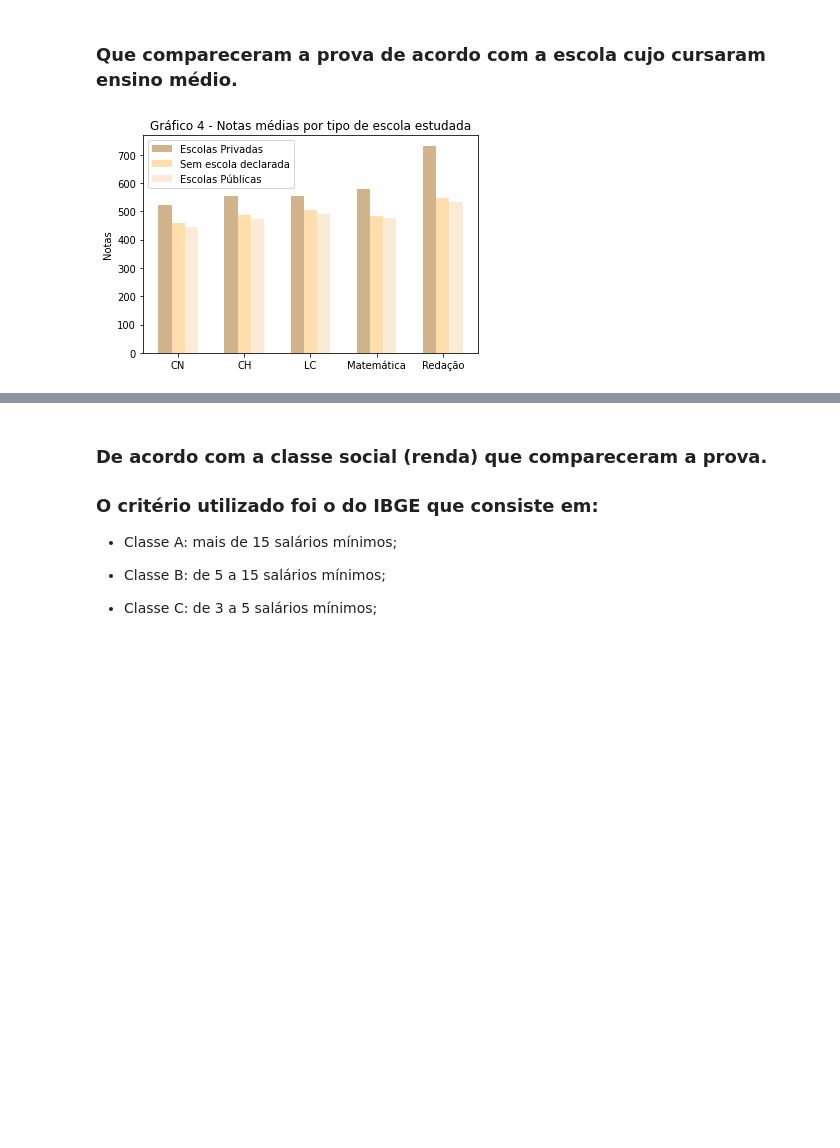
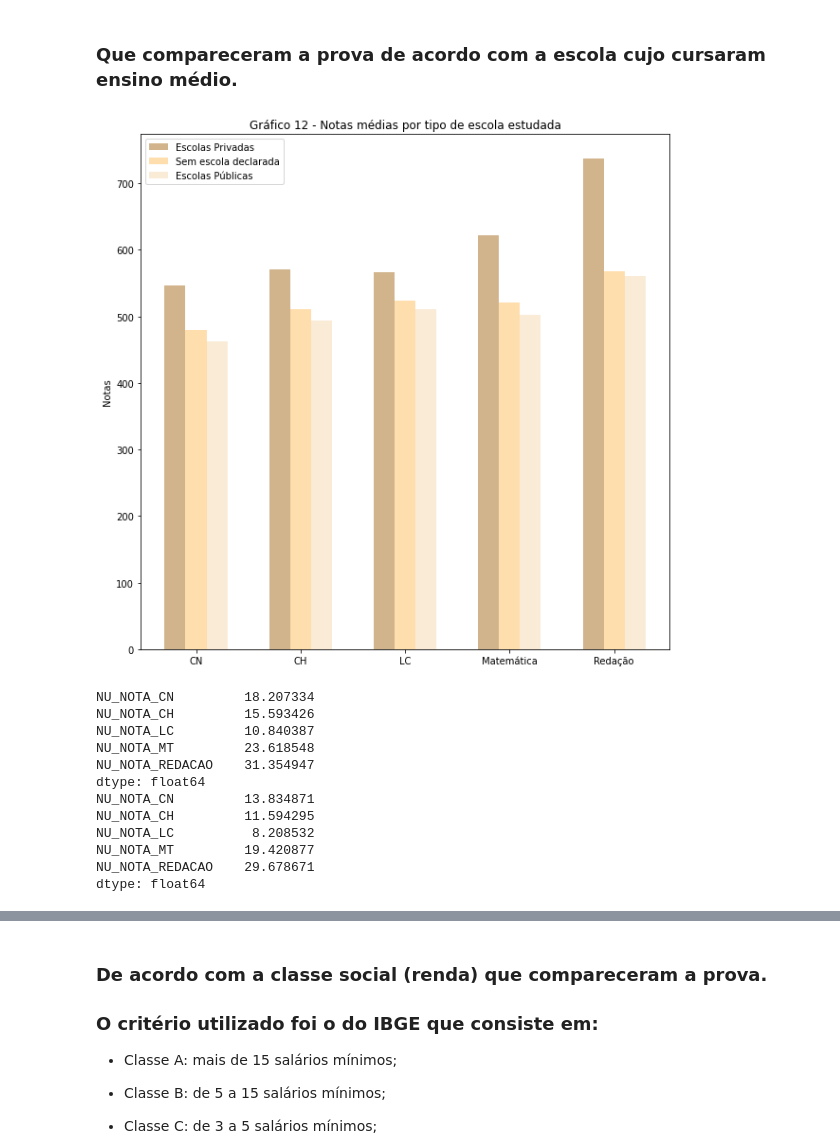
Before and after one commit to henriquecl/DataSciene_Destrinchando_o_ENEM, a Jupyter notebook: Brincando_com_o_ENEM.ipynb, the cells around one changed output, grey strips where cells are left out. Saved outputs shown, nothing was run; the diff lists cells and outputs as text; code cells hidden in the pictures; blank space fills up the shorter version.

```diff
--- a/Brincando_com_o_ENEM.ipynb
+++ b/Brincando_com_o_ENEM.ipynb
@@ -8,6 +8,7 @@ import chardet
 import matplotlib.pyplot as plt
 import numpy as np
 import seaborn as sns
+plt.rcParams['figure.figsize'] = [10, 10]
 
 # Utilizada para identificar o tipo de encoding do dataset
 #with open("/content/drive/My Drive/Dados_ENEM/dados10.csv", 'rb') as rawdata:
@@ -1047,28 +1048,43 @@ plt.show()
 # %% [markdown]
 ### Que compareceram a prova de acordo com a escola cujo cursaram ensino médio.
 # %%
-media_notas_naoresp  = presentes_naoresp[notas].mean()
-media_notas_privadas = presentes_privada[notas].mean()
-media_notas_publicas = presentes_publica[notas].mean()
+media_notas_naoresp_CO  = presentes_naoresp_CO[notas].mean()
+media_notas_privadas_CO = presentes_privada_CO[notas].mean()
+media_notas_publicas_CO = presentes_publica_CO[notas].mean()
 # Gráfico
 
 x = np.arange(len(notas))
 
 fig, ax = plt.subplots()
-rects1 = ax.bar(x +0.00 , media_notas_privadas,color = 'tan' ,width=0.2, label='Escolas Privadas')
-rects2 = ax.bar(x +0.20 , media_notas_naoresp,color= 'navajowhite',  width=0.2, label='Sem escola declarada')
-rects3 = ax.bar(x +0.40 , media_notas_publicas,color = 'antiquewhite' ,width=0.2, label='Escolas Públicas')
+rects1 = ax.bar(x +0.00 , media_notas_privadas_CO,color = 'tan' ,width=0.2, label='Escolas Privadas')
+rects2 = ax.bar(x +0.20 , media_notas_naoresp_CO,color= 'navajowhite',  width=0.2, label='Sem escola declarada')
+rects3 = ax.bar(x +0.40 , media_notas_publicas_CO,color = 'antiquewhite' ,width=0.2, label='Escolas Públicas')
 ax.set_ylabel('Notas')
-ax.set_title('Gráfico 4 - Notas médias por tipo de escola estudada')
+ax.set_title('Gráfico 12 - Notas médias por tipo de escola estudada')
 ax.set_xticks(x+0.2)
 ax.set_xticklabels(['CN', 'CH', 'LC', 'Matemática', 'Redação'])
 ax.legend()
 plt.show()
 
-percentual_privad_publi = (media_notas_privadas/media_notas_publicas - 1)*100
-percentual_privad_naoresp = (media_notas_privadas/media_notas_naoresp - 1)*100
+percentual_privad_publi = (media_notas_privadas_CO/media_notas_publicas_CO - 1)*100
+percentual_privad_naoresp = (media_notas_privadas_CO/media_notas_naoresp_CO - 1)*100
+
+print(percentual_privad_publi)
+print(percentual_privad_naoresp)
 # %% [output]
-[figure, old version]
+[figure, new version]
+NU_NOTA_CN         18.207334
+NU_NOTA_CH         15.593426
+NU_NOTA_LC         10.840387
+NU_NOTA_MT         23.618548
+NU_NOTA_REDACAO    31.354947
+dtype: float64
+NU_NOTA_CN         13.834871
+NU_NOTA_CH         11.594295
+NU_NOTA_LC          8.208532
+NU_NOTA_MT         19.420877
+NU_NOTA_REDACAO    29.678671
+dtype: float64
 # %% [markdown]
 #### Com base nos gráfico acima, é possivel inferir que, os alunos cujos estudaram o ensino médio em escola privada tem uma ampla vantagem sobre os demais alunos.
 #### Em termos percentuais temos:
```
Also changed, not shown: parts of 36 cells of this notebook.
